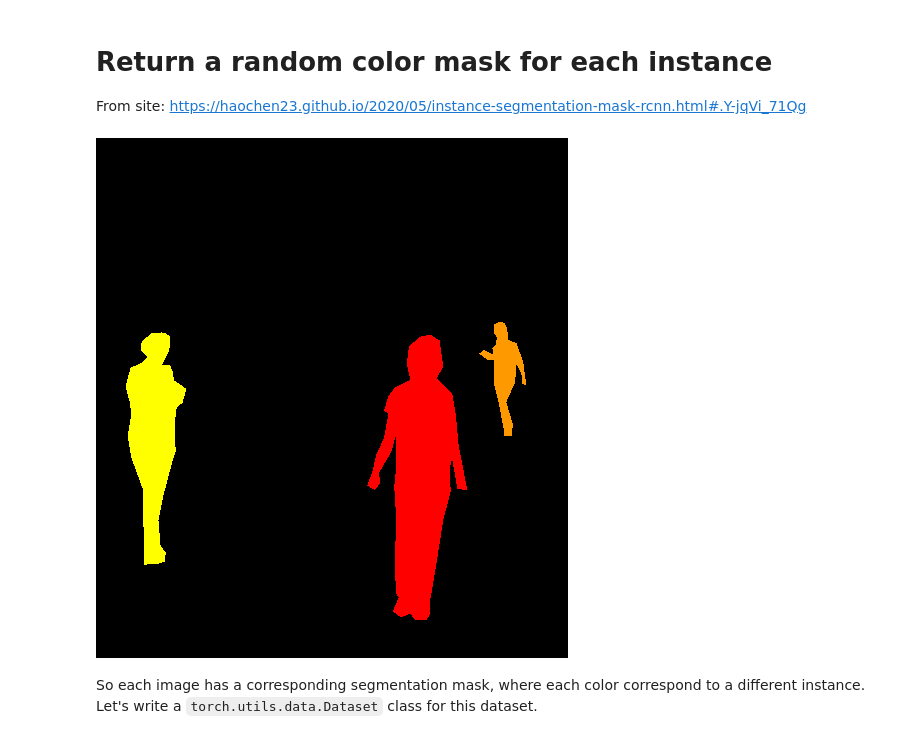
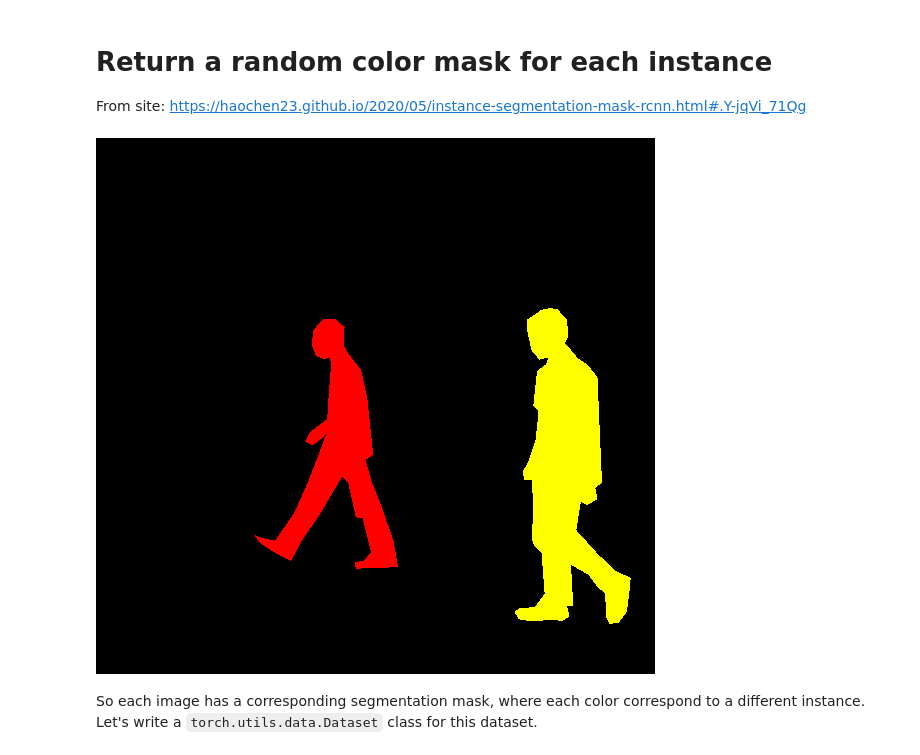
Before and after one commit to 4-geeks/Mask-RCNN-pytorch, a Jupyter notebook: project_mealworm_segmentation_V1.ipynb, the cells around one changed output. Cells and saved outputs as stored; diff of their text form; code cells hidden in the pictures.

```diff
--- a/project_mealworm_segmentation_V1.ipynb
+++ b/project_mealworm_segmentation_V1.ipynb
@@ -95,19 +121,19 @@ def get_coloured_mask(mask):
   coloured_mask = np.stack([r, g, b], axis=2)
   return coloured_mask
 # %%
-mask = Image.open(path_PennDudanDataset + 'PedMasks/FudanPed00047_mask.png')
+mask = Image.open(path_PennDudanDataset + 'PedMasks/FudanPed00001_mask.png')
 # each mask instance has a different color, from zero to N, where
 # N is the number of instances. In order to make visualization easier,
 # let's adda color palette to the mask.
 mask.putpalette([
     0, 0, 0, # black background
     255, 0, 0, # index 1 is red
     255, 255, 0, # index 2 is yellow
     255, 153, 0, # index 3 is orange
 ])
 mask
 # %% [output]
-[figure, old version]
+[figure, new version]
 # %% [markdown]
 So each image has a corresponding segmentation mask, where each color correspond to a different instance. Let's write a `torch.utils.data.Dataset` class for this dataset.
 # %%
```
Also changed, not shown: parts of 4 cells of this notebook.
